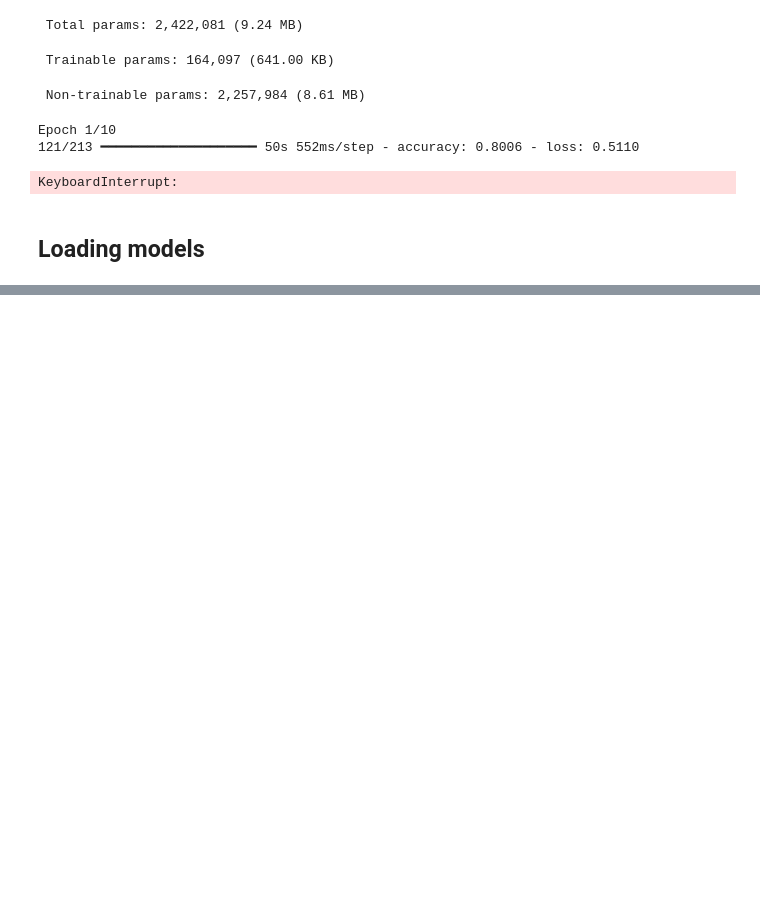
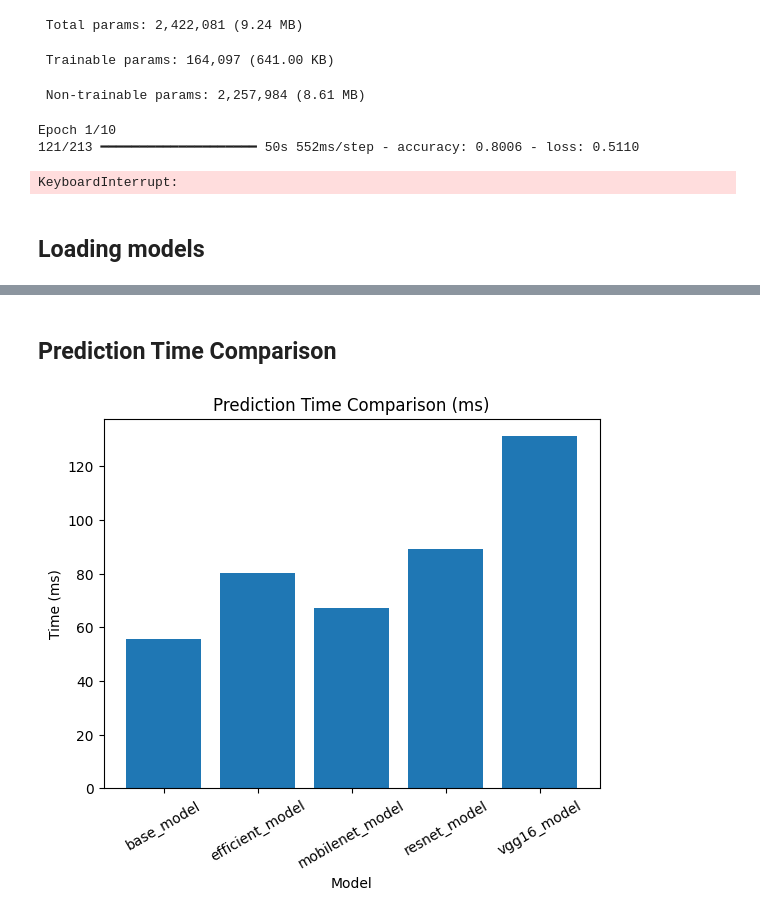
Before and after one commit to Asadullah2412/CNN-to-Transfer-Learning, a Jupyter notebook: transfer_learning.ipynb, the cells around one changed output, grey strips where cells are left out. Drawn from its saved outputs; the diff is of its cells as text; code cells hidden in the pictures; blank space fills up the shorter version.

```diff
--- a/transfer_learning.ipynb
+++ b/transfer_learning.ipynb
@@ -748,0 +908,12 @@ print(class_names[np.argmax(pred)])
+# %% [markdown]
+## Prediction Time Comparison
+# %%
+plt.figure()
+plt.bar(df['model_name'], df['time'])
+plt.title("Prediction Time Comparison (ms)")
+plt.xlabel("Model")
+plt.ylabel("Time (ms)")
+plt.xticks(rotation=30)
+plt.show()
+# %% [output]
+[figure, added]
```
Also changed, not shown: parts of 19 cells of this notebook, 1 other file.
